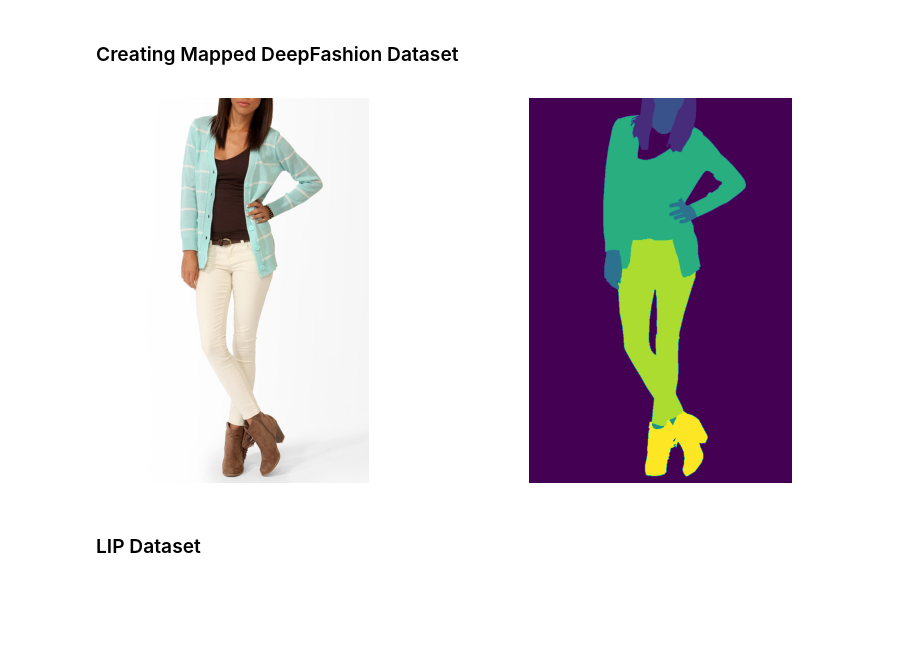
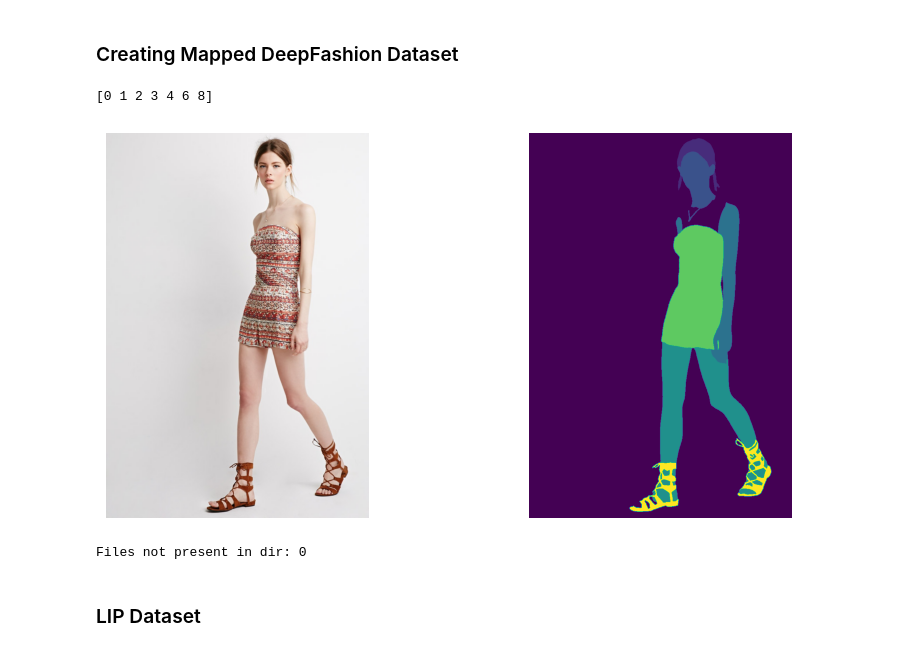
Before and after one commit to JelinR/Self-Correction-Human-Parsing, a Jupyter notebook: DeepFashion_Mapping.ipynb, the cells around one changed output. Saved outputs shown, nothing was run; the diff lists cells and outputs as text; code cells hidden in the pictures; blank space fills up the shorter version.

Commit message:
deepfashion merged

```diff
--- a/DeepFashion_Mapping.ipynb
+++ b/DeepFashion_Mapping.ipynb
@@ -279,11 +279,10 @@ for i in range(3):
 # %% [markdown]
 #### Mapping Skin Segm
 # %%
-dir_path = 'Datasets/DeepFashion/filt'
+dir_path = 'data/DeepFashion_Multi'
 
-im_dir = os.path.join(dir_path, 'images')
-segm_dir = os.path.join(dir_path, 'segm')
-keypts_dir = os.path.join(dir_path, 'keypoints')
+im_dir = os.path.join(dir_path, 'DeepFashion_LIP/train_images')
+segm_dir = os.path.join(dir_path, 'DeepFashion_LIP/train_segmentations')
 dense_dir = os.path.join(dir_path, 'densepose')
 
 ids = [f.replace(".jpg", "") for f in os.listdir(im_dir)]
@@ -294,6 +293,6 @@ id = 'WOMEN-Tees_Tanks-id_00005085-31_4_full'
 # id = 'WOMEN-Blouses_Shirts-id_00002630-01_4_full'
 # id = 'WOMEN-Tees_Tanks-id_00002157-05_4_full'
 # id = 'MEN-Shorts-id_00005151-06_4_full'
-# id = np.random.choice(ids)
+id = np.random.choice(ids)
 id
 # %% [output]
@@ -577,30 +576,55 @@ for id in tqdm(ids):
 # %%
 #Test if success
-dir_path = 'Datasets/DeepFashion/filt_mapped'
+dir_path = 'data/DeepFashion_Multi/DeepFashion_merged'
 
-im_dir = os.path.join(dir_path, 'images')
-segm_dir = os.path.join(dir_path, 'segm')
-keypts_dir = os.path.join(dir_path, 'keypoints')
-dense_dir = os.path.join(dir_path, 'densepose')
+im_dir = os.path.join(dir_path, 'train_images')
+segm_dir = os.path.join(dir_path, 'train_segmentations')
 
 ids = [f.replace(".jpg", "") for f in os.listdir(im_dir)]
 
-id = 'WOMEN-Tees_Tanks-id_00005085-31_4_full'
-# id = np.random.choice(ids)
+# id = 'WOMEN-Tees_Tanks-id_00005085-31_4_full'
+id = np.random.choice(ids)
 
 im_path = os.path.join(im_dir, f"{id}.jpg")
 im = np.array(Image.open(im_path))
 
 segm_path = os.path.join(segm_dir, f"{id}_segm.png")
 segm = np.array(Image.open(segm_path))
 
 fig, ax = plt.subplots(1, 2, figsize = (10, 5))
 
 for i, plot_im in enumerate([im, segm]):
     ax[i].imshow(plot_im)
     ax[i].set_axis_off()
+
+print(np.unique(segm))
 # %% [output]
+[0 1 2 3 4 6 8]
-[figure, old version]
+[figure, new version]
+# %%
+train_id_path = "data/DeepFashion_Multi/DeepFashion_merged/val_id.txt"
+data_dir = "/mnt/Self-Correction-Human-Parsing/data/DeepFashion_Multi/DeepFashion_merged"
+
+with open(train_id_path, "r") as f:
+    train_ids = f.readlines()
+
+train_ids = [row.strip() for row in train_ids]
+
+not_present = 0
+for id in train_ids:
+
+    im_id = id + ".jpg"
+    segm_id = id + "_segm.png"
+
+    im_path = os.path.join(data_dir, "val_images", im_id)
+    segm_path = os.path.join(data_dir, "val_segmentations", segm_id)
+
+    if not os.path.exists(im_path) or not os.path.exists(segm_path):
+        not_present += 1
+
+print(f"Files not present in dir: {not_present}")
+# %% [output]
+Files not present in dir: 0
 # %% [markdown]
 ### LIP Dataset
 # %%
```
Also changed, not shown: parts of 5 cells of this notebook, 2 other files.
